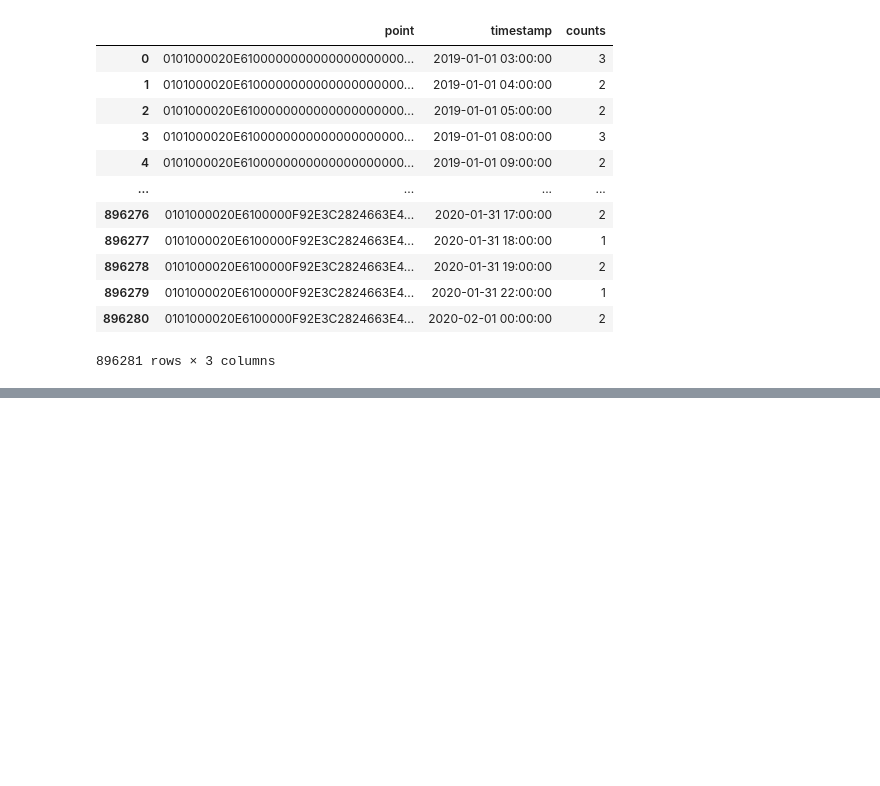
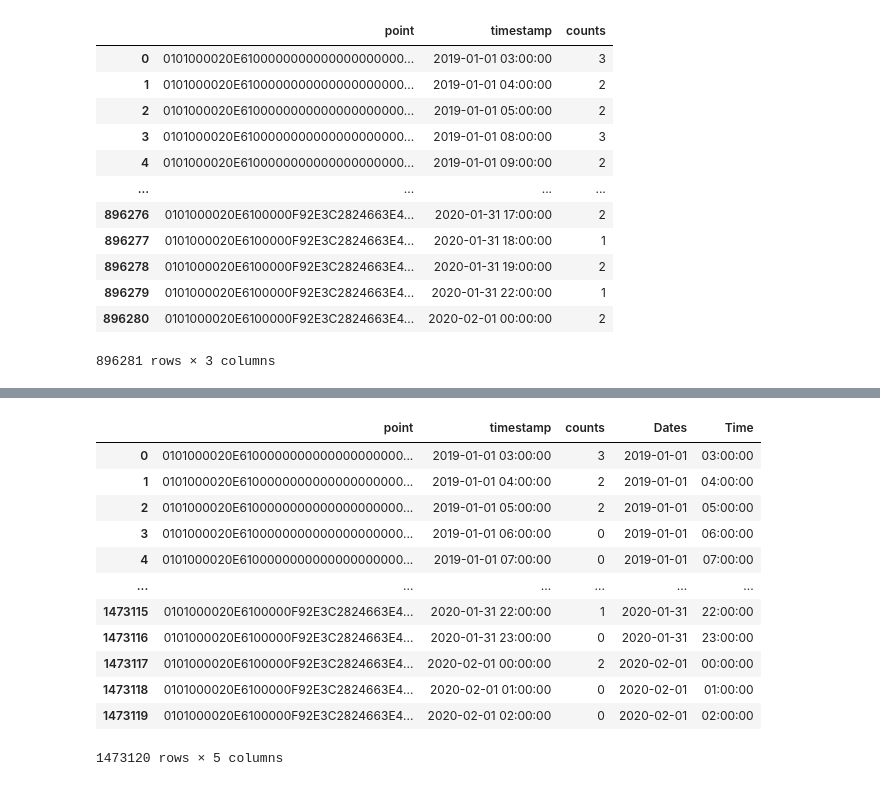
Before and after one commit to AAYamoldin/TrainingPrograms, a Jupyter notebook: Python/ITMO_ Machine_Learning_for_Industrial_Data/Lab1/lab1.ipynb, the cells around one changed output, grey strips where cells are left out. Saved outputs shown, nothing was run; the diff lists cells and outputs as text; code cells hidden in the pictures; blank space fills up the shorter version.

```diff
--- a/Python/ITMO_ Machine_Learning_for_Industrial_Data/Lab1/lab1.ipynb
+++ b/Python/ITMO_ Machine_Learning_for_Industrial_Data/Lab1/lab1.ipynb
@@ -117,7 +99,0 @@ See the caveats in the documentation: https://pandas.pydata.org/pandas-docs/stab
-# %%
-# Сделаем энкодинг кубов (может это и не нужно)
-le = preprocessing.LabelEncoder()
-le.fit(df_clear.point)
-print(len(le.classes_))
-df_clear['point_label'] = le.transform(df_clear.point)
-df_clear
@@ -210,0 +137,6 @@ working_df.sort_values(by=['point', 'timestamp'], ascending=True)
+# %%
+working_df = df_clear.groupby(['point','timestamp']).size().unstack(fill_value=
+                                                         0
+                                                         ).stack()
+working_df = working_df.reset_index(name='counts')
+working_df
@@ -211 +157,20 @@ working_df.sort_values(by=['point', 'timestamp'], ascending=True)
+# %%
+# Разделим timestamp на дату и время
+working_df['Dates'] = pd.to_datetime(working_df['timestamp']).dt.date
+working_df['Time'] = pd.to_datetime(working_df['timestamp']).dt.time
+working_df
+# %% [output]
+|  | point | timestamp | counts | Dates | Time |
+| 0 | 0101000020E6100000000000000000000... | 2019-01-01 03:00:00 | 3 | 2019-01-01 | 03:00:00 |
+| 1 | 0101000020E6100000000000000000000... | 2019-01-01 04:00:00 | 2 | 2019-01-01 | 04:00:00 |
+| 2 | 0101000020E6100000000000000000000... | 2019-01-01 05:00:00 | 2 | 2019-01-01 | 05:00:00 |
+| 3 | 0101000020E6100000000000000000000... | 2019-01-01 06:00:00 | 0 | 2019-01-01 | 06:00:00 |
+| 4 | 0101000020E6100000000000000000000... | 2019-01-01 07:00:00 | 0 | 2019-01-01 | 07:00:00 |
+| ... | ... | ... | ... | ... | ... |
+| 1473115 | 0101000020E6100000F92E3C2824663E4... | 2020-01-31 22:00:00 | 1 | 2020-01-31 | 22:00:00 |
+| 1473116 | 0101000020E6100000F92E3C2824663E4... | 2020-01-31 23:00:00 | 0 | 2020-01-31 | 23:00:00 |
+| 1473117 | 0101000020E6100000F92E3C2824663E4... | 2020-02-01 00:00:00 | 2 | 2020-02-01 | 00:00:00 |
+| 1473118 | 0101000020E6100000F92E3C2824663E4... | 2020-02-01 01:00:00 | 0 | 2020-02-01 | 01:00:00 |
+| 1473119 | 0101000020E6100000F92E3C2824663E4... | 2020-02-01 02:00:00 | 0 | 2020-02-01 | 02:00:00 |
+1473120 rows × 5 columns
 # %%
```
Also changed, not shown: parts of 14 cells of this notebook.
